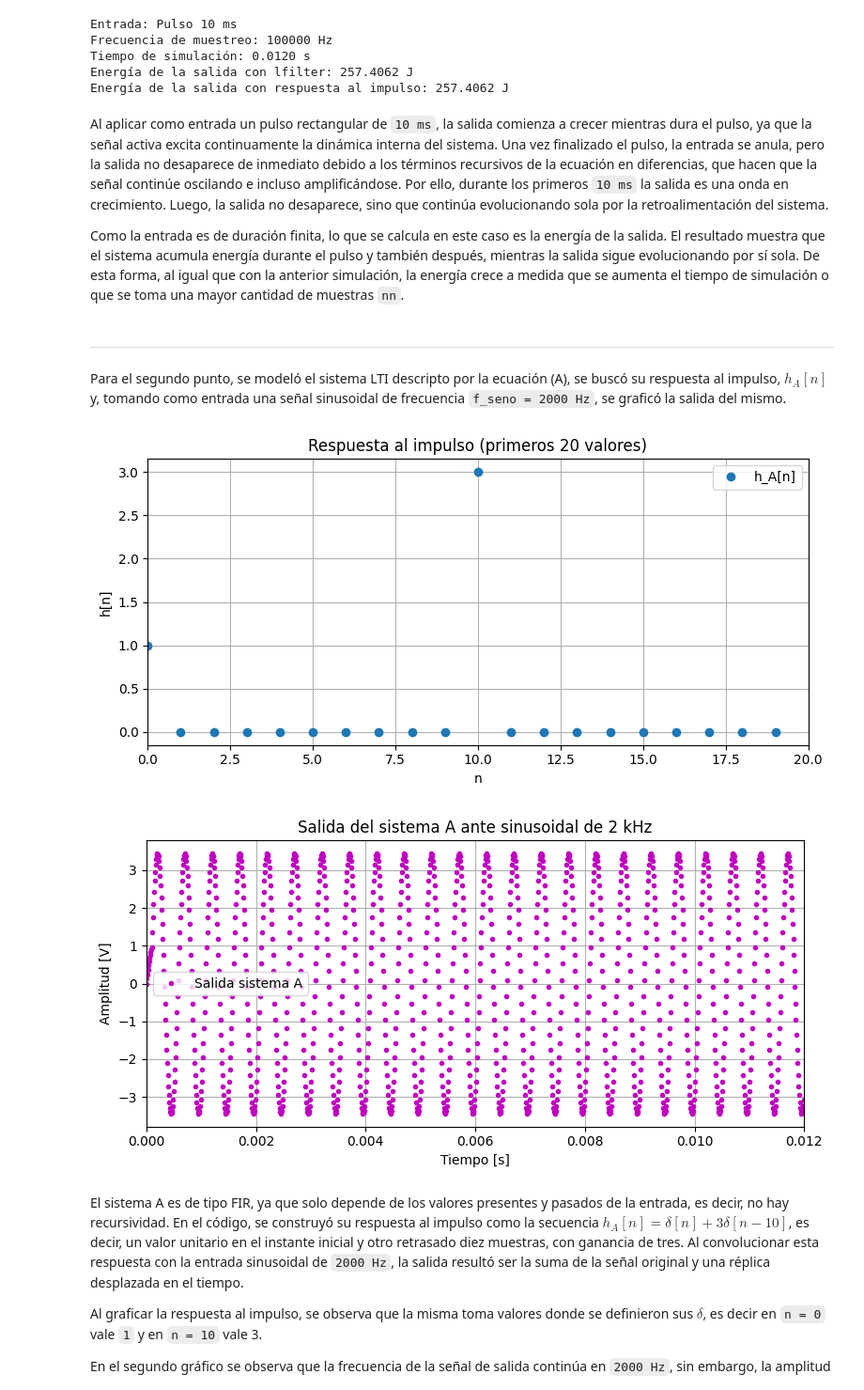
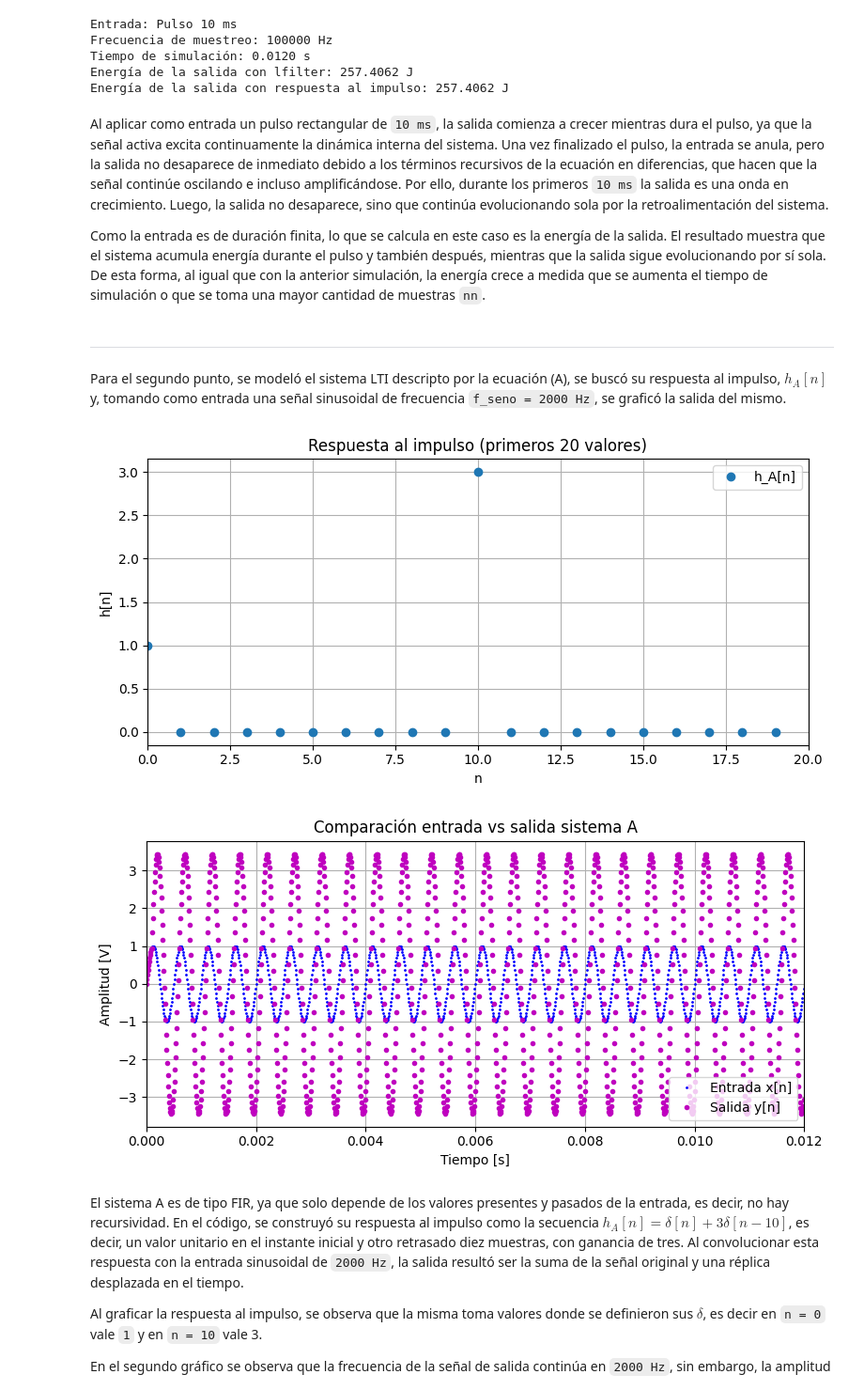
Before and after one commit to aguspaolini/aps-Paolini-Rosso, a Jupyter notebook: TS2 - Paolini Rosso.ipynb, the cells around one changed output. Shown at 94% size. Cells and saved outputs as stored; diff of their text form; code cells hidden in the pictures.

```diff
--- a/TS2 - Paolini Rosso.ipynb
+++ b/TS2 - Paolini Rosso.ipynb
@@ -342,7 +342,7 @@ Energía de la salida con respuesta al impulso: 257.4062 J
 # %% [markdown]
 Al aplicar como entrada un pulso rectangular de `10 ms`, la salida comienza a crecer mientras dura el pulso, ya que la señal activa excita continuamente la dinámica interna del sistema. Una vez finalizado el pulso, la entrada se anula, pero la salida no desaparece de inmediato debido a los términos recursivos de la ecuación en diferencias, que hacen que la señal continúe oscilando e incluso amplificándose. Por ello, durante los primeros `10 ms` la salida es una onda en crecimiento. Luego, la salida no desaparece, sino que continúa evolucionando sola por la retroalimentación del sistema.
 
-Como la entrada es de duración finita, lo que se calcula en este caso es la energía de la salida. El resultado muestra que el sistema acumula energía durante el pulso y también después, mientras la salida sigue evolucionando por sí sola. De esta forma, al igual que con la anterior simulación, la energía crece a medida que se aumenta el tiempo de simulación o que se toma una mayor cantidad de muestras `nn`.
+Como la entrada es de duración finita, lo que se calcula en este caso es la energía de la salida. El resultado muestra que el sistema acumula energía durante el pulso y también después, mientras que la salida sigue evolucionando por sí sola. De esta forma, al igual que con la anterior simulación, la energía crece a medida que se aumenta el tiempo de simulación o que se toma una mayor cantidad de muestras `nn`.
 # %% [markdown]
 ---
 Para el segundo punto, se modeló el sistema LTI descripto por la ecuación (A), se buscó su respuesta al impulso, $h_A [n]$ y, tomando como entrada una señal sinusoidal de frecuencia `f_seno = 2000 Hz`, se graficó la salida del mismo.
@@ -358,36 +358,37 @@ hA[0] = 1
 if demora < nn:
     hA[demora] = 3      #Hay salida 1 en n=0 y 3 en n=10  (necesito delta[0])
 
 # Salida sistema A
 yA = np.convolve(x_seno, hA)[:nn]  #y[n] = x[n] * hA[n].
 
 
 # -------- Graficar respuesta al impulso --------
 plt.figure(figsize=(8,4))
 plt.plot(hA[:20], 'o', label='h_A[n]')
 plt.title("Respuesta al impulso (primeros 20 valores)")
 plt.xlabel("n")
 plt.ylabel("h[n]")
 plt.xlim(0, 20)
 plt.legend()
 plt.grid(True)
 plt.tight_layout()
 plt.show()
 
 # -------- Graficar salida --------
 plt.figure(figsize=(8,4))
-plt.plot(tt, yA, 'o', color='m', label='Salida sistema A', markersize=3)
+plt.plot(tt, x_seno, 'b.', label='Entrada x[n]', markersize=2)
+plt.plot(tt, yA, 'o', color='m', label='Salida y[n]', markersize=3)
 plt.xlim(0, 0.012)
-plt.title("Salida del sistema A ante sinusoidal de 2 kHz")
+plt.title("Comparación entrada vs salida sistema A")
 plt.xlabel("Tiempo [s]")
 plt.ylabel("Amplitud [V]")
 plt.legend()
 plt.grid(True)
 plt.tight_layout()
 plt.show()
 # %% [output]
 [figure]
-[figure, old version]
+[figure, new version]
 # %% [markdown]
 El sistema A es de tipo FIR, ya que solo depende de los valores presentes y pasados de la entrada, es decir, no hay recursividad. En el código, se construyó su respuesta al impulso como la secuencia $h_A [n]=\delta [n] + 3 \delta [n-10]$, es decir, un valor unitario en el instante inicial y otro retrasado diez muestras, con ganancia de tres. Al convolucionar esta respuesta con la entrada sinusoidal de `2000 Hz`, la salida resultó ser la suma de la señal original y una réplica desplazada en el tiempo.
 
```
Also changed, not shown: parts of 5 cells of this notebook, 1 other file.
